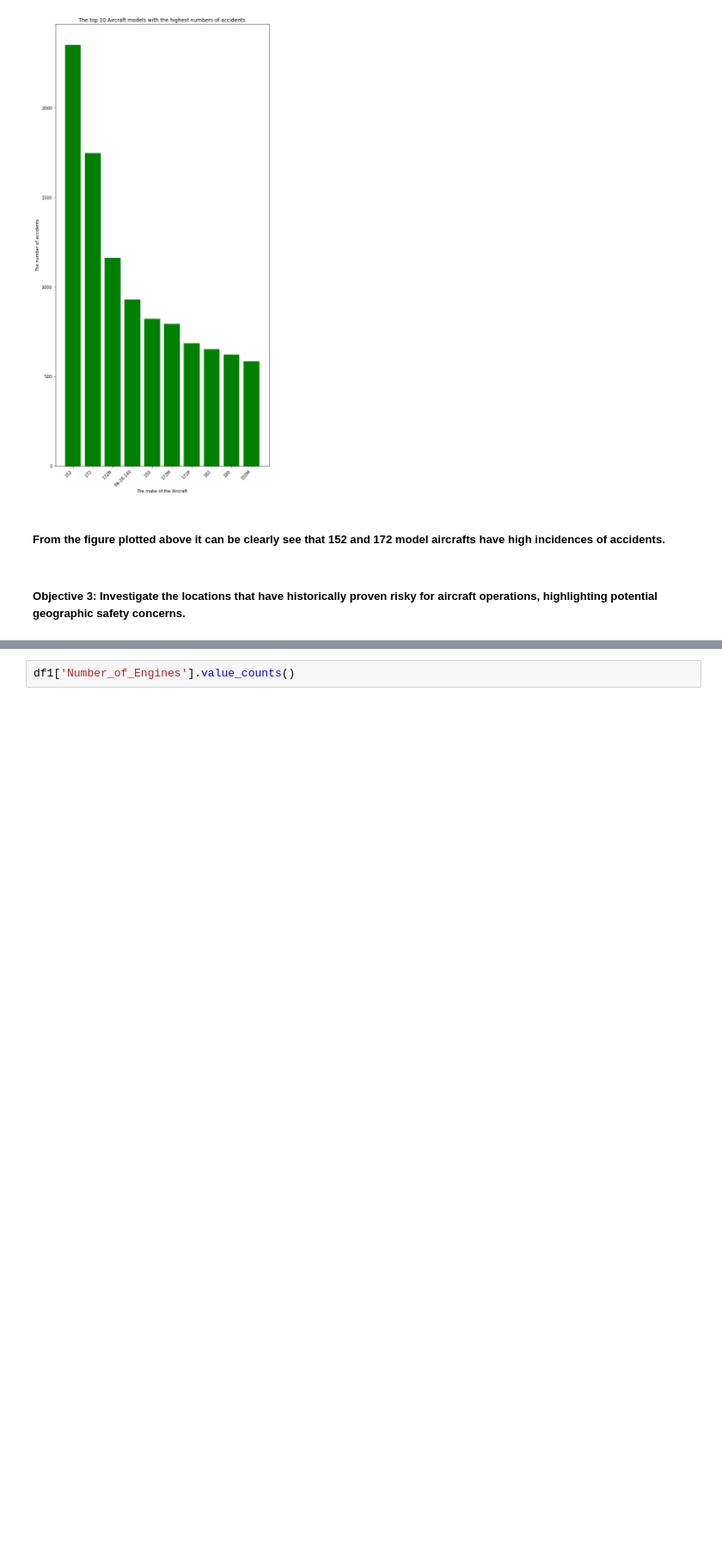
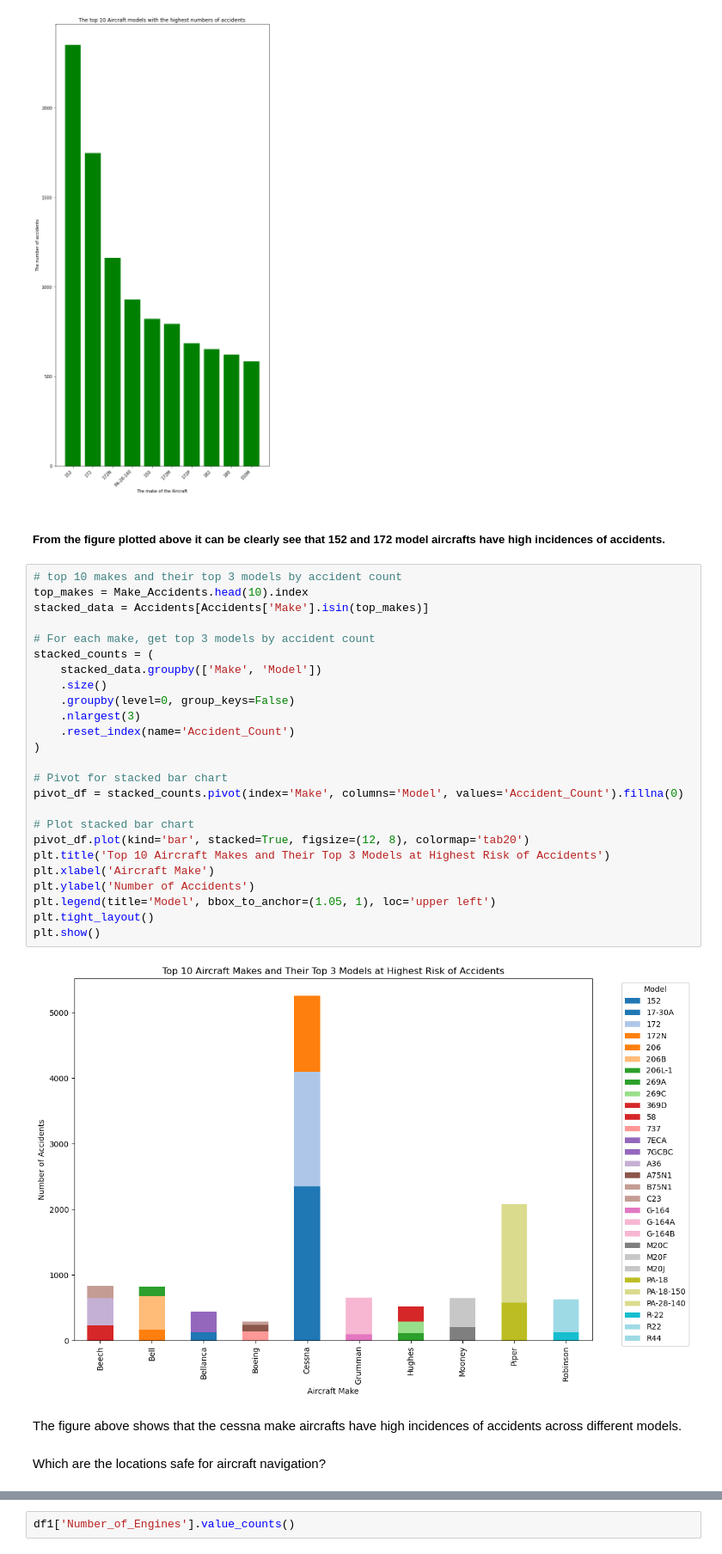
Before and after one commit to Lyster-01/phase1-project, a Jupyter notebook: index.ipynb, the cells around one changed output, grey strips where cells are left out. Shown at 86% size. Cells and saved outputs as stored; diff of their text form; blank space fills up the shorter version.

```diff
--- a/index.ipynb
+++ b/index.ipynb
@@ -528,8 +499,38 @@ plt.show()
 [figure]
 # %% [markdown]
 ##### From the figure plotted above it can be clearly see that 152 and 172 model aircrafts have  high  incidences of accidents.
-# %% [markdown]
-##### Objective 3: Investigate the  locations that have historically proven risky for aircraft operations, highlighting potential geographic safety concerns.
+# %%
+# top 10 makes and their top 3 models by accident count
+top_makes = Make_Accidents.head(10).index
+stacked_data = Accidents[Accidents['Make'].isin(top_makes)]
+
+# For each make, get top 3 models by accident count
+stacked_counts = (
+    stacked_data.groupby(['Make', 'Model'])
+    .size()
+    .groupby(level=0, group_keys=False)
+    .nlargest(3)
+    .reset_index(name='Accident_Count')
+)
+
+# Pivot for stacked bar chart
+pivot_df = stacked_counts.pivot(index='Make', columns='Model', values='Accident_Count').fillna(0)
+
+# Plot stacked bar chart
+pivot_df.plot(kind='bar', stacked=True, figsize=(12, 8), colormap='tab20')
+plt.title('Top 10 Aircraft Makes and Their Top 3 Models at Highest Risk of Accidents')
+plt.xlabel('Aircraft Make')
+plt.ylabel('Number of Accidents')
+plt.legend(title='Model', bbox_to_anchor=(1.05, 1), loc='upper left')
+plt.tight_layout()
+plt.show()
+# %% [output]
+[figure, added]
+# %% [markdown]
+The figure above  shows that the cessna make aircrafts have high incidences of accidents across different models.
+# %% [markdown]
+
+Which are the locations safe for aircraft navigation?
 # %%
 # Analysing  the number of accidents per location using the groupby function
 Accidents_location = df1.groupby('Location').size().sort_values(ascending=False).head(10)
```
Also changed, not shown: parts of 97 cells of this notebook.
